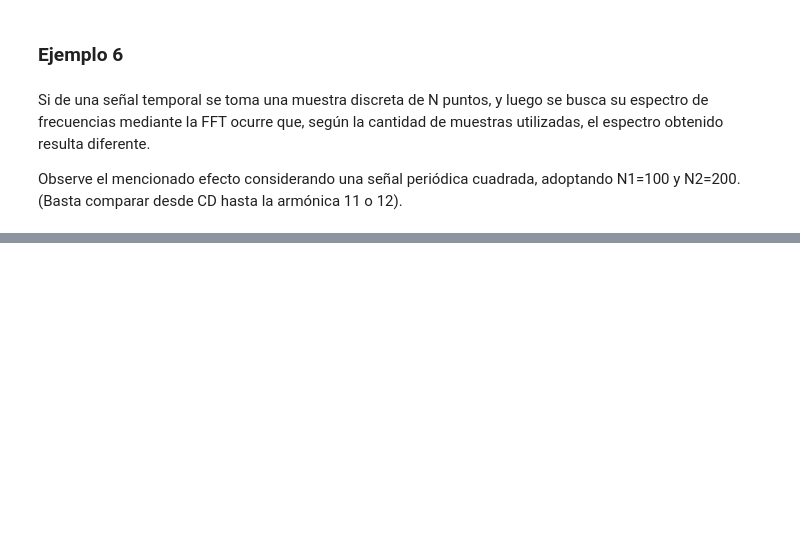
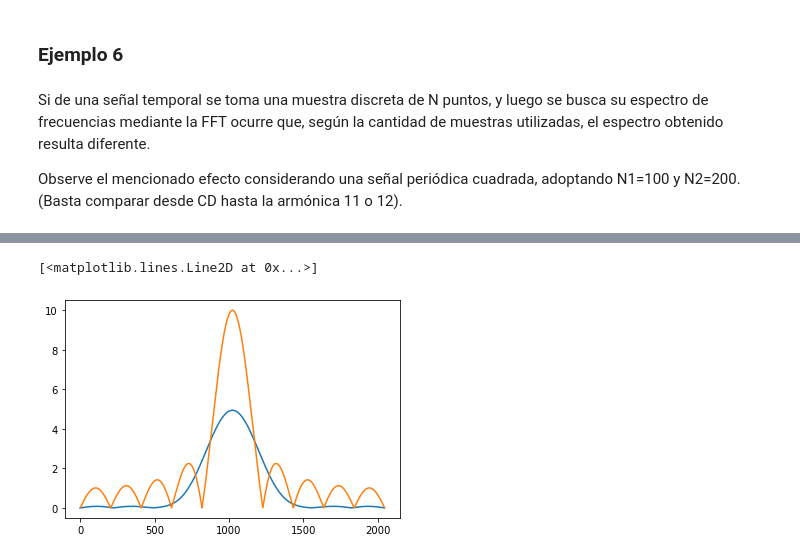
Before and after one commit to fmirandabonomi/curso_sdr_invap, a Jupyter notebook: dsp_tiempo_frecuencia.ipynb, the cells around one changed output, grey strips where cells are left out. Drawn from its saved outputs; the diff is of its cells as text; code cells hidden in the pictures; blank space fills up the shorter version.

```diff
--- a/dsp_tiempo_frecuencia.ipynb
+++ b/dsp_tiempo_frecuencia.ipynb
@@ -1094,0 +1136,6 @@ plt.show()
+# %%
+plt.plot(np.abs(np.fft.fftshift(np.fft.fft(sig.hamming(10),n=2048))))
+plt.plot(np.abs(np.fft.fftshift(np.fft.fft(sig.boxcar(10),n=2048))))
+# %% [output]
+[<matplotlib.lines.Line2D at 0x...>]
+[figure, added]
```
Also changed, not shown: parts of 13 cells of this notebook.
